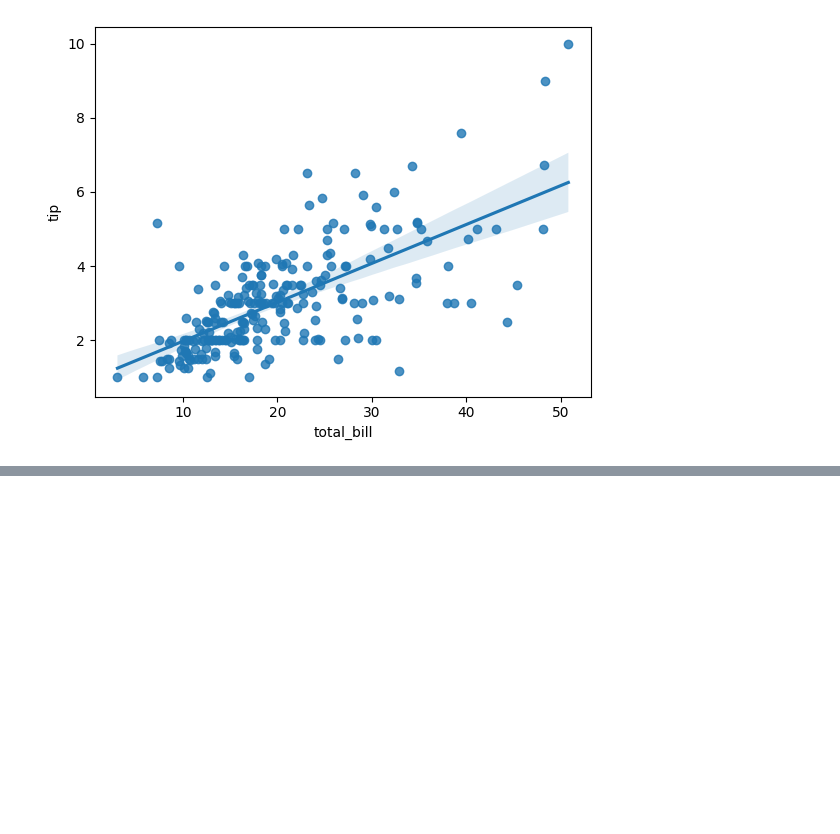
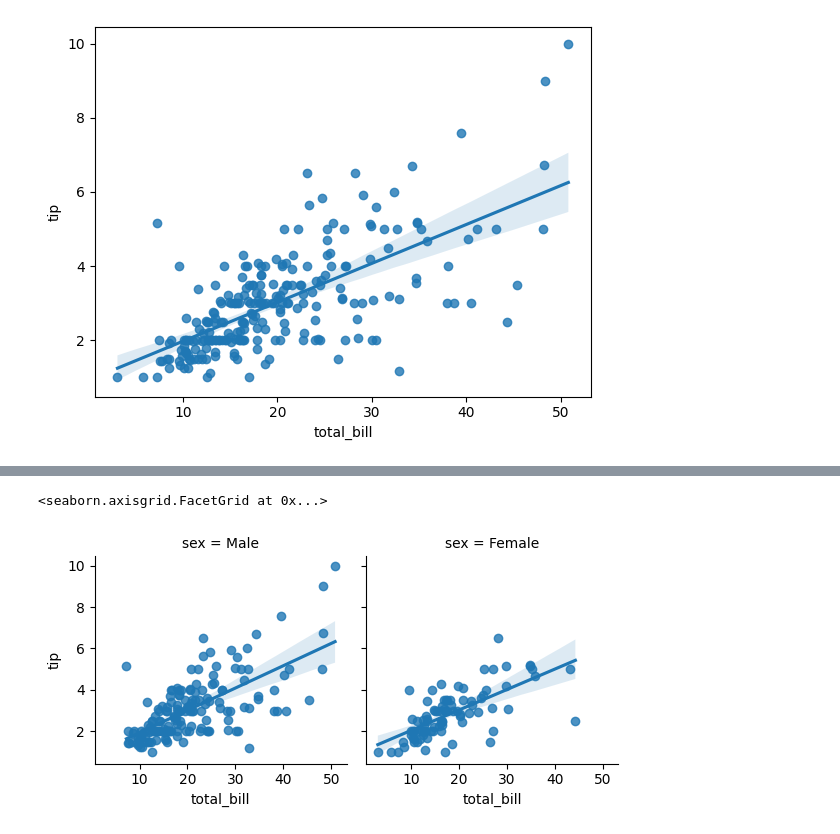
Before and after one commit to manojmulammagari/data-analysis-practice, a Jupyter notebook: Seaborn_02.ipynb, the cells around one changed output, grey strips where cells are left out. Drawn from its saved outputs; the diff is of its cells as text; code cells hidden in the pictures; blank space fills up the shorter version.

```diff
--- a/Seaborn_02.ipynb
+++ b/Seaborn_02.ipynb
@@ -125,0 +131,6 @@ sns.regplot(x='total_bill',y='tip',data=tips)
+# %%
+g=sns.FacetGrid(data=tips,col='sex')
+g.map(sns.regplot,'total_bill','tip')
+# %% [output]
+<seaborn.axisgrid.FacetGrid at 0x...>
+[figure, added]
```
Also changed, not shown: parts of 2 cells of this notebook.
